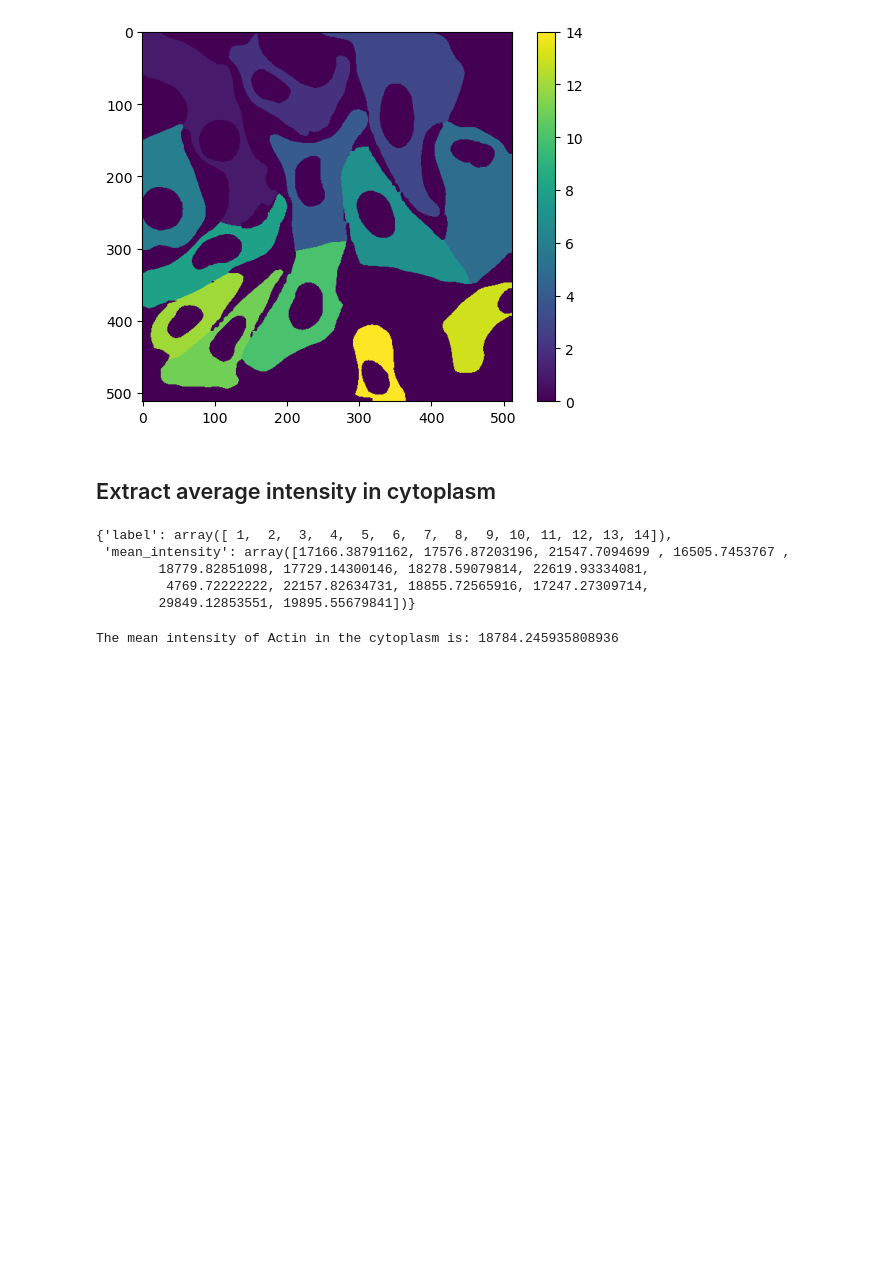
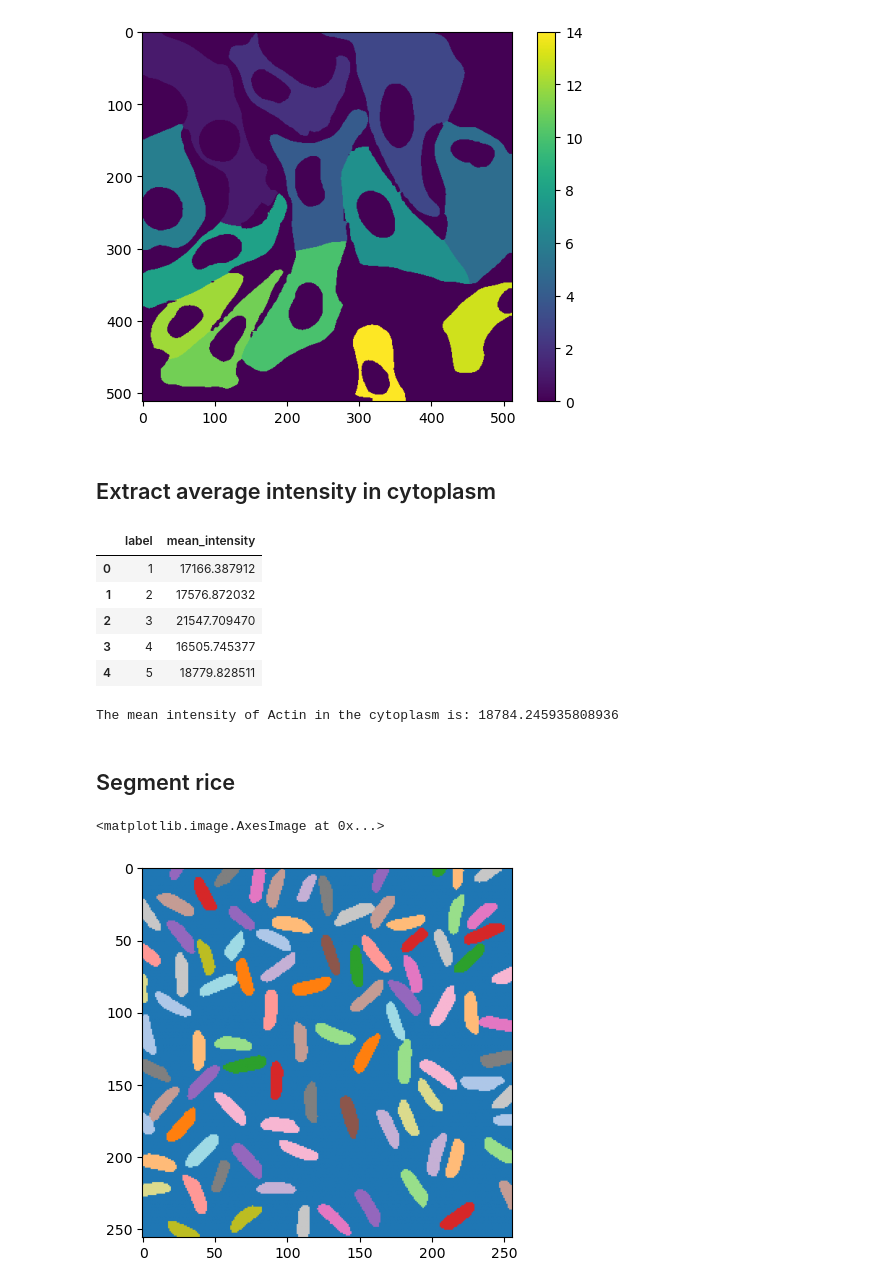
Before and after one commit to m-albert/scu_lab_course_ia, a Jupyter notebook: notebooks/ex_segmentation_using_deep_learning_solution.ipynb, the cells around one changed output. Drawn from its saved outputs; the diff is of its cells as text; code cells hidden in the pictures; blank space fills up the shorter version.

Commit message:
Update segmentation using DL

```diff
--- a/notebooks/ex_segmentation_using_deep_learning_solution.ipynb
+++ b/notebooks/ex_segmentation_using_deep_learning_solution.ipynb
@@ -123,11 +123,14 @@ props = regionprops_table(
     intensity_image=im[:, :, 2],
     properties=['label', 'mean_intensity'])
 
-props
+import pandas as pd
+df = pd.DataFrame(props)
+df.head()
 # %% [output]
-{'label': array([ 1,  2,  3,  4,  5,  6,  7,  8,  9, 10, 11, 12, 13, 14]),
- 'mean_intensity': array([17166.38791162, 17576.87203196, 21547.7094699 , 16505.7453767 ,
-        18779.82851098, 17729.14300146, 18278.59079814, 22619.93334081,
-         4769.72222222, 22157.82634731, 18855.72565916, 17247.27309714,
-        29849.12853551, 19895.55679841])}
+|  | label | mean_intensity |
+| 0 | 1 | 17166.387912 |
+| 1 | 2 | 17576.872032 |
+| 2 | 3 | 21547.709470 |
+| 3 | 4 | 16505.745377 |
+| 4 | 5 | 18779.828511 |
 # %%
@@ -135,2 +138,20 @@ print('The mean intensity of Actin in the cytoplasm is:', props['mean_intensity'
 # %% [output]
 The mean intensity of Actin in the cytoplasm is: 18784.245935808936
+# %% [markdown]
+## Segment rice
+# %%
+img = io.imread('../_static/data/rice.png')
+# %%
+# instantiate a Cellpose model for cytoplasm
+
+model_cyto = models.CellposeModel(model_type='cyto3')
+masks, flows, styles = model_cyto.eval(img, diameter=20, channels=[0, 0])
+# %%
+plt.figure()
+plt.imshow(
+    np.array([0] + list(np.random.randint(0, 50, (np.max(masks)))))[masks],
+    cmap='tab20'
+)
+# %% [output]
+<matplotlib.image.AxesImage at 0x...>
+[figure, added]
```
Also changed, not shown: parts of 8 cells of this notebook, 3 other files.
